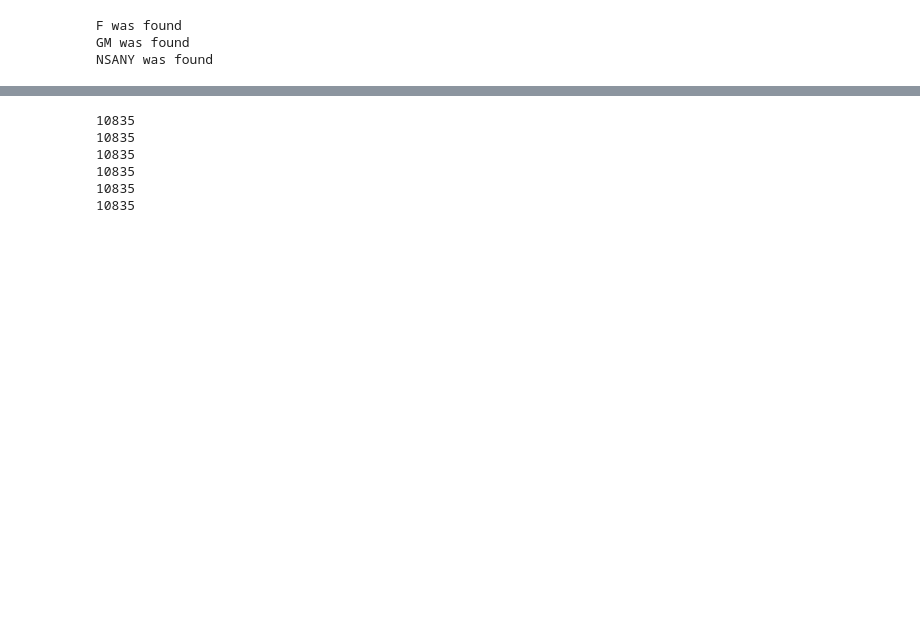
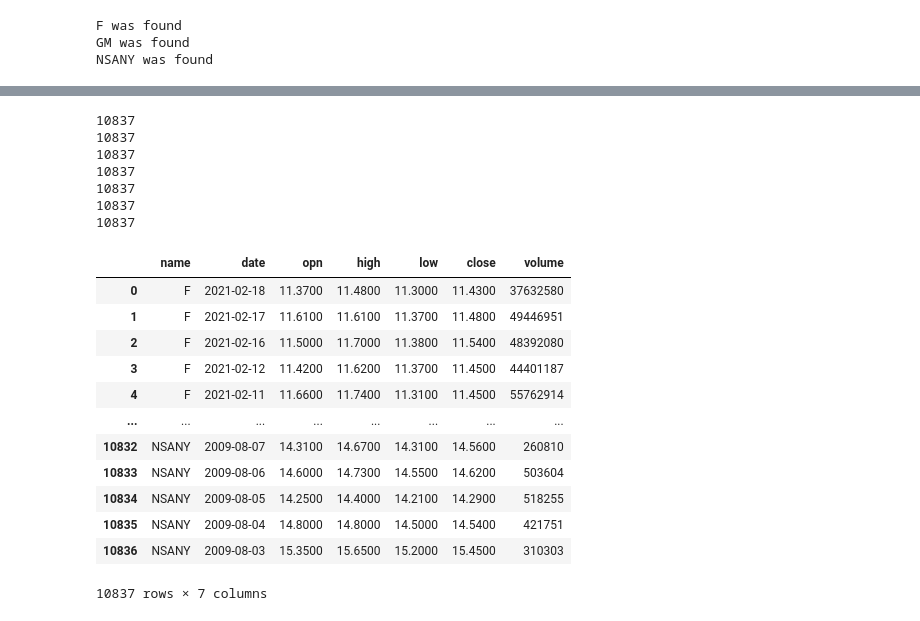
Before and after one commit to dianabaltazar/car-challenge, a Jupyter notebook: Javier_Sada/API_cars.ipynb, the cells around one changed output, grey strips where cells are left out. Drawn from its saved outputs; the diff is of its cells as text; code cells hidden in the pictures; blank space fills up the shorter version.

```diff
--- a/Javier_Sada/API_cars.ipynb
+++ b/Javier_Sada/API_cars.ipynb
@@ -20,6 +20,7 @@ low = []
 close = []
 volume = []
 name = []
+date2 = []
 
 
 for symbol in symbols:
@@ -33,6 +34,8 @@ for symbol in symbols:
     try:
         response = requests.get(API_URL, data).json()
         dates = list(response['Time Series (Daily)'].keys())
+        date2.extend(dates)
+
         for date in dates:
             opn.append(response['Time Series (Daily)'][date]['1. open'])
             high.append(response['Time Series (Daily)'][date]['2. high'])
@@ -54,14 +99,32 @@ print(len(close))
 print(len(low))
 print(len(high))
 print(len(opn))
+print(len(date2))
 # %% [output]
-10835
-10835
-10835
-10835
-10835
-10835
+10837
+10837
+10837
+10837
+10837
+10837
+10837
 # %%
-df = pd.DataFrame({'name':name,'date':date,'opn':opn, 'high':high, 'low':low,'close':close,'volume':volume })
+df = pd.DataFrame({'name':name,'date':date2,'opn':opn, 'high':high, 'low':low,'close':close,'volume':volume })
 # %%
 df.to_csv('cars.csv')
+# %%
+df
+# %% [output]
+|  | name | date | opn | high | low | close | volume |
+| 0 | F | 2021-02-18 | 11.3700 | 11.4800 | 11.3000 | 11.4300 | 37632580 |
+| 1 | F | 2021-02-17 | 11.6100 | 11.6100 | 11.3700 | 11.4800 | 49446951 |
+| 2 | F | 2021-02-16 | 11.5000 | 11.7000 | 11.3800 | 11.5400 | 48392080 |
+| 3 | F | 2021-02-12 | 11.4200 | 11.6200 | 11.3700 | 11.4500 | 44401187 |
+| 4 | F | 2021-02-11 | 11.6600 | 11.7400 | 11.3100 | 11.4500 | 55762914 |
+| ... | ... | ... | ... | ... | ... | ... | ... |
+| 10832 | NSANY | 2009-08-07 | 14.3100 | 14.6700 | 14.3100 | 14.5600 | 260810 |
+| 10833 | NSANY | 2009-08-06 | 14.6000 | 14.7300 | 14.5500 | 14.6200 | 503604 |
+| 10834 | NSANY | 2009-08-05 | 14.2500 | 14.4000 | 14.2100 | 14.2900 | 518255 |
+| 10835 | NSANY | 2009-08-04 | 14.8000 | 14.8000 | 14.5000 | 14.5400 | 421751 |
+| 10836 | NSANY | 2009-08-03 | 15.3500 | 15.6500 | 15.2000 | 15.4500 | 310303 |
+10837 rows × 7 columns
```
Also changed, not shown: parts of 2 cells of this notebook, 1 other file.
